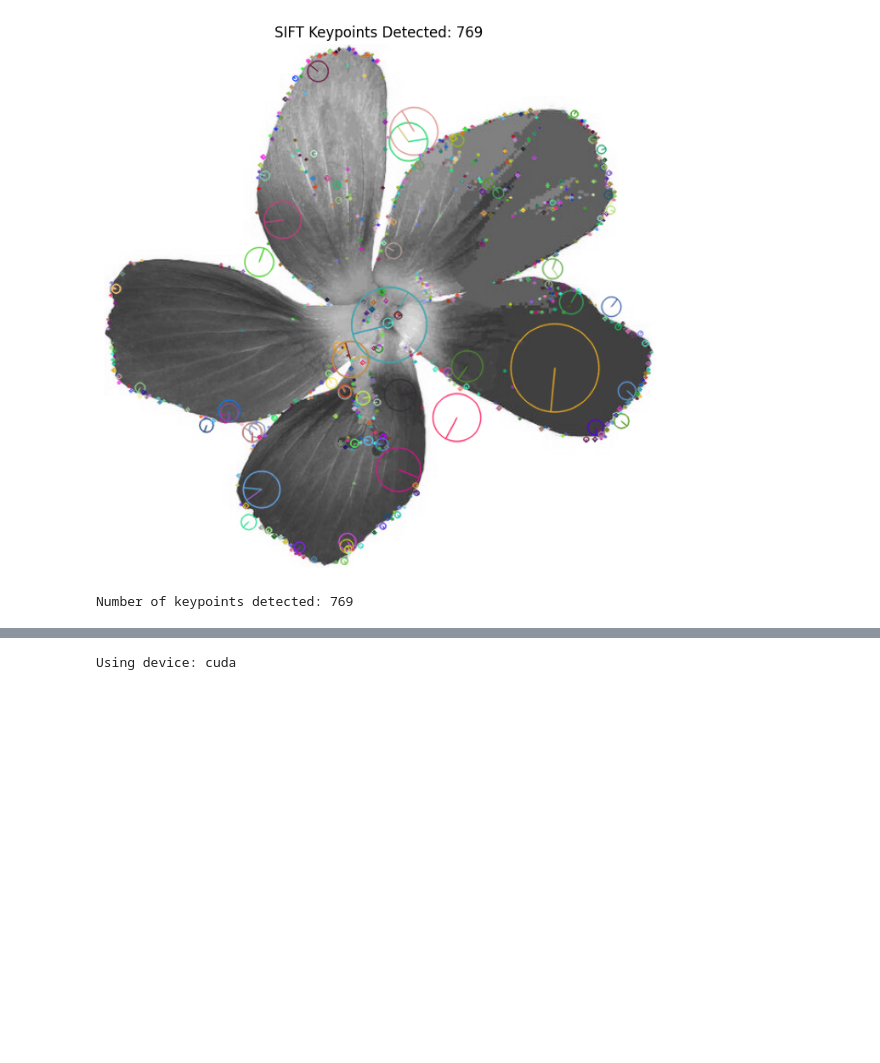
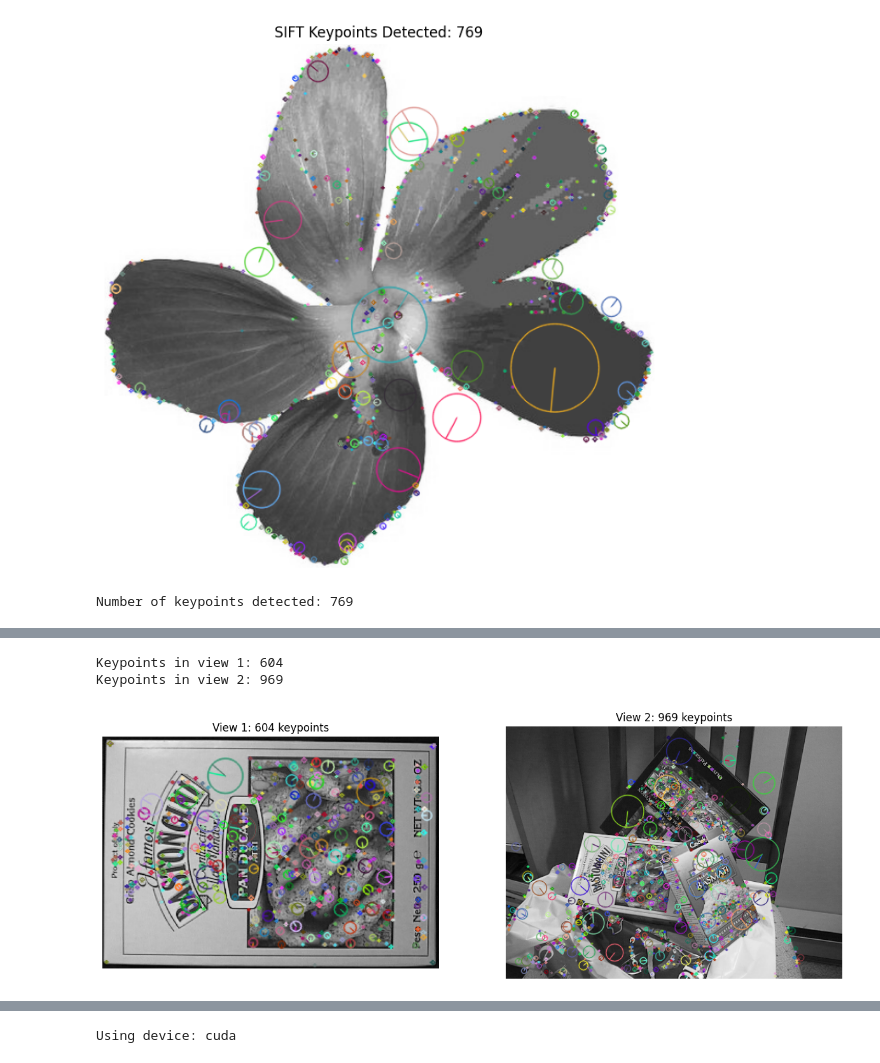
Before and after one commit to jorgemar723/3DObjectReconstruction, a Jupyter notebook: notebooks/render_shapenet_views.ipynb, the cells around one changed output, grey strips where cells are left out. Drawn from its saved outputs; the diff is of its cells as text; code cells hidden in the pictures; blank space fills up the shorter version.

```diff
--- a/notebooks/render_shapenet_views.ipynb
+++ b/notebooks/render_shapenet_views.ipynb
@@ -80,0 +134,30 @@ Number of keypoints detected: 769
+# %%
+# Convert to grayscale
+gray1 = cv2.cvtColor(img1, cv2.COLOR_BGR2GRAY)
+gray2 = cv2.cvtColor(img2, cv2.COLOR_BGR2GRAY)
+
+# Detect keypoints and descriptors in both images
+sift = cv2.SIFT_create()
+keypoints1, descriptors1 = sift.detectAndCompute(gray1, None)
+keypoints2, descriptors2 = sift.detectAndCompute(gray2, None)
+
+print(f"Keypoints in view 1: {len(keypoints1)}")
+print(f"Keypoints in view 2: {len(keypoints2)}")
+
+# Visualize keypoints on both
+img1_kp = cv2.drawKeypoints(gray1, keypoints1, None, flags=cv2.DRAW_MATCHES_FLAGS_DRAW_RICH_KEYPOINTS)
+img2_kp = cv2.drawKeypoints(gray2, keypoints2, None, flags=cv2.DRAW_MATCHES_FLAGS_DRAW_RICH_KEYPOINTS)
+
+fig, axes = plt.subplots(1, 2, figsize=(15, 6))
+axes[0].imshow(img1_kp)
+axes[0].set_title(f'View 1: {len(keypoints1)} keypoints')
+axes[0].axis('off')
+
+axes[1].imshow(img2_kp)
+axes[1].set_title(f'View 2: {len(keypoints2)} keypoints')
+axes[1].axis('off')
+plt.show()
+# %% [output]
+Keypoints in view 1: 604
+Keypoints in view 2: 969
+[figure, added]
```
Also changed, not shown: parts of 2 cells of this notebook.
